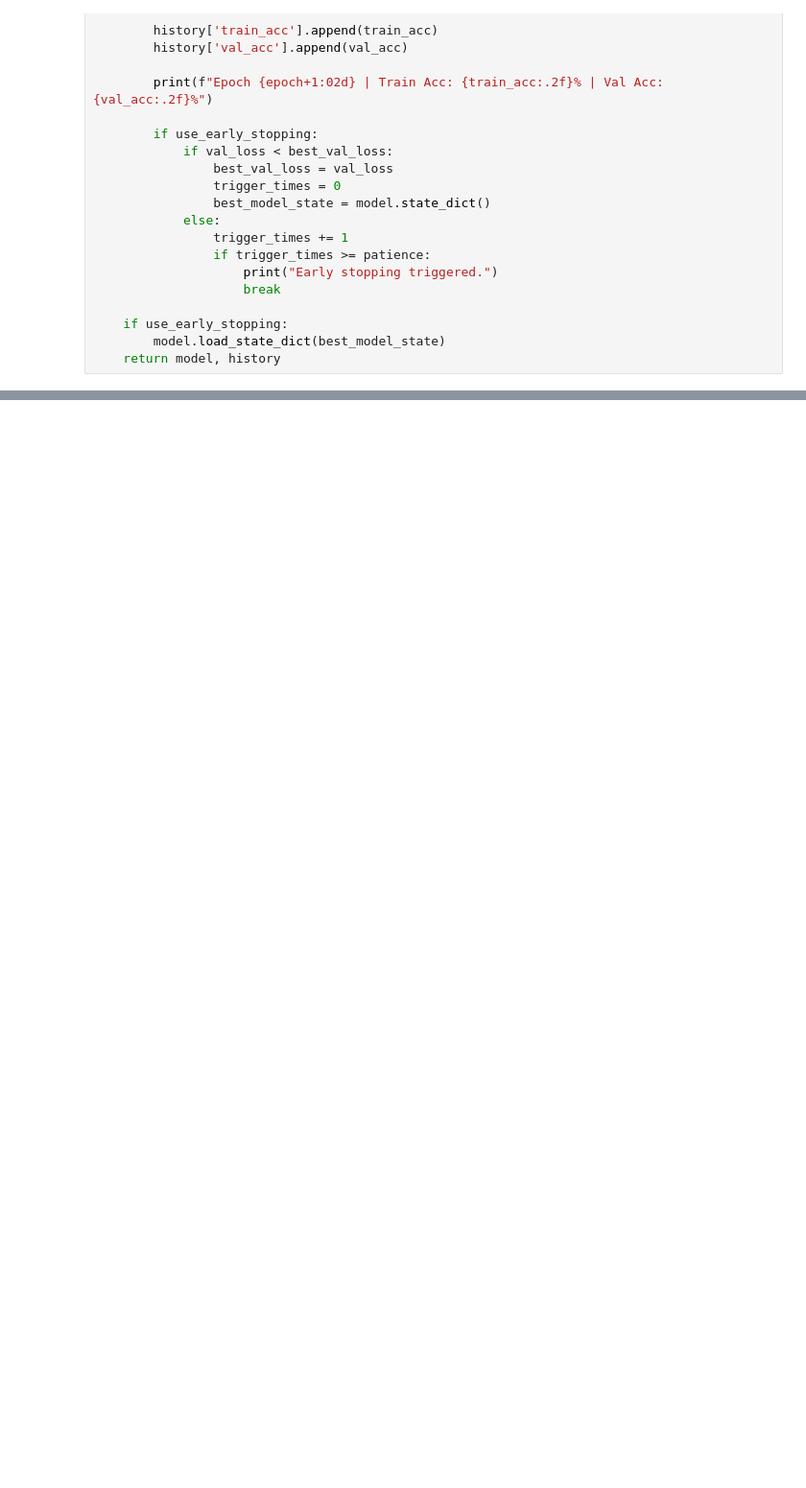
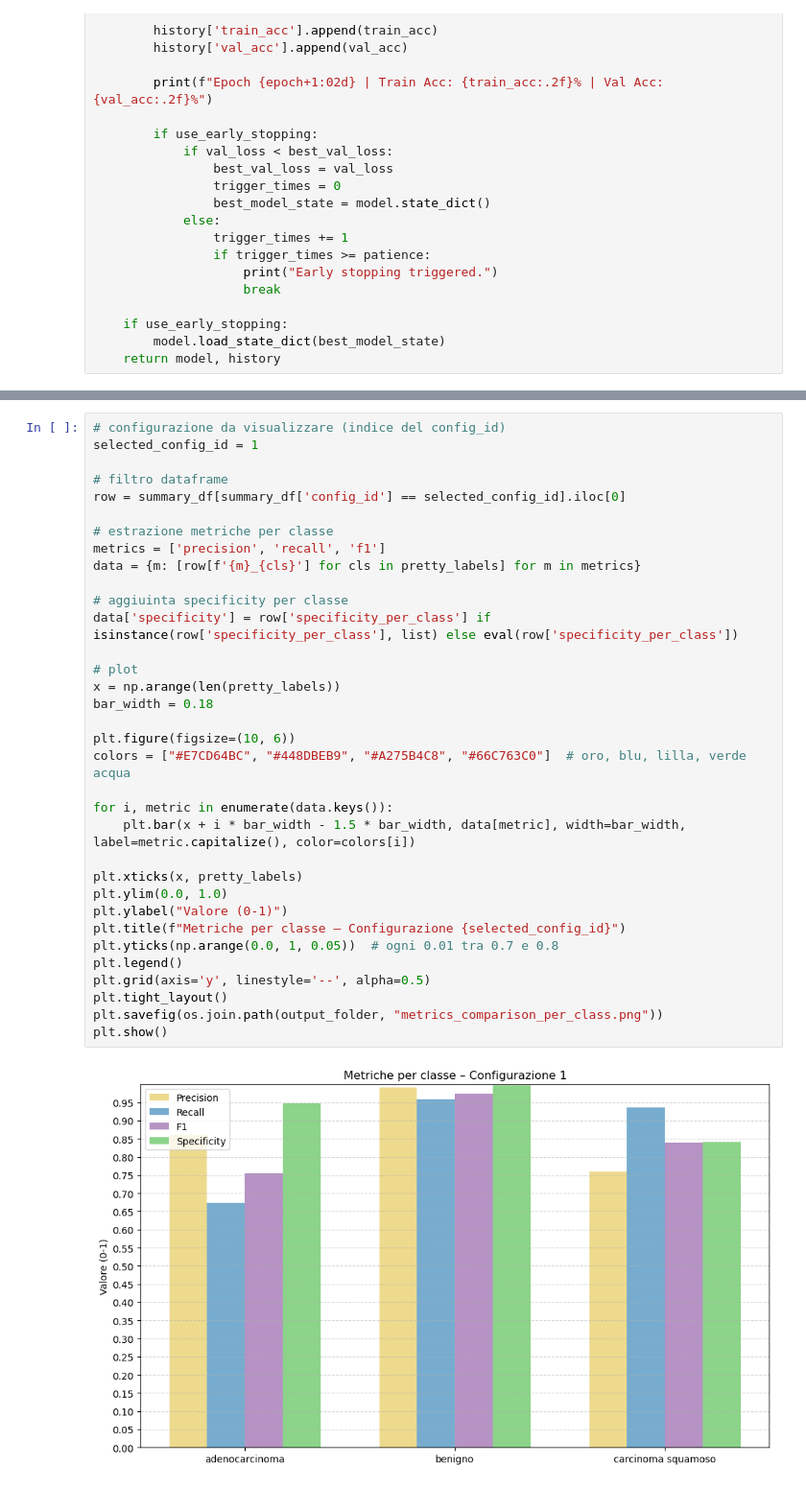
Before and after one commit to noemiaime/PCA_AE_histology, a Jupyter notebook: 3_FC_training_PCA.ipynb, the cells around one changed output, grey strips where cells are left out. Shown: that part at 96% size. Drawn from its saved outputs; the diff is of its cells as text; blank space fills up the shorter version.

```diff
--- a/3_FC_training_PCA.ipynb
+++ b/3_FC_training_PCA.ipynb
@@ -392,0 +462,36 @@ plt.tight_layout()
+# %%
+# configurazione da visualizzare (indice del config_id)
+selected_config_id = 1
+
+# filtro dataframe
+row = summary_df[summary_df['config_id'] == selected_config_id].iloc[0]
+
+# estrazione metriche per classe
+metrics = ['precision', 'recall', 'f1']
+data = {m: [row[f'{m}_{cls}'] for cls in pretty_labels] for m in metrics}
+
+# aggiuinta specificity per classe
+data['specificity'] = row['specificity_per_class'] if isinstance(row['specificity_per_class'], list) else eval(row['specificity_per_class'])
+
+# plot
+x = np.arange(len(pretty_labels))
+bar_width = 0.18
+
+plt.figure(figsize=(10, 6))
+colors = ["#E7CD64BC", "#448DBEB9", "#A275B4C8", "#66C763C0"]  # oro, blu, lilla, verde acqua
+
+for i, metric in enumerate(data.keys()):
+    plt.bar(x + i * bar_width - 1.5 * bar_width, data[metric], width=bar_width, label=metric.capitalize(), color=colors[i])
+
+plt.xticks(x, pretty_labels)
+plt.ylim(0.0, 1.0)
+plt.ylabel("Valore (0-1)")
+plt.title(f"Metriche per classe – Configurazione {selected_config_id}")
+plt.yticks(np.arange(0.0, 1, 0.05))  # ogni 0.01 tra 0.7 e 0.8
+plt.legend()
+plt.grid(axis='y', linestyle='--', alpha=0.5)
+plt.tight_layout()
+plt.savefig(os.join.path(output_folder, "metrics_comparison_per_class.png"))
+plt.show()
+# %% [output]
+[figure, added]
```
Also changed, not shown: parts of 10 cells of this notebook, 6 other files.
